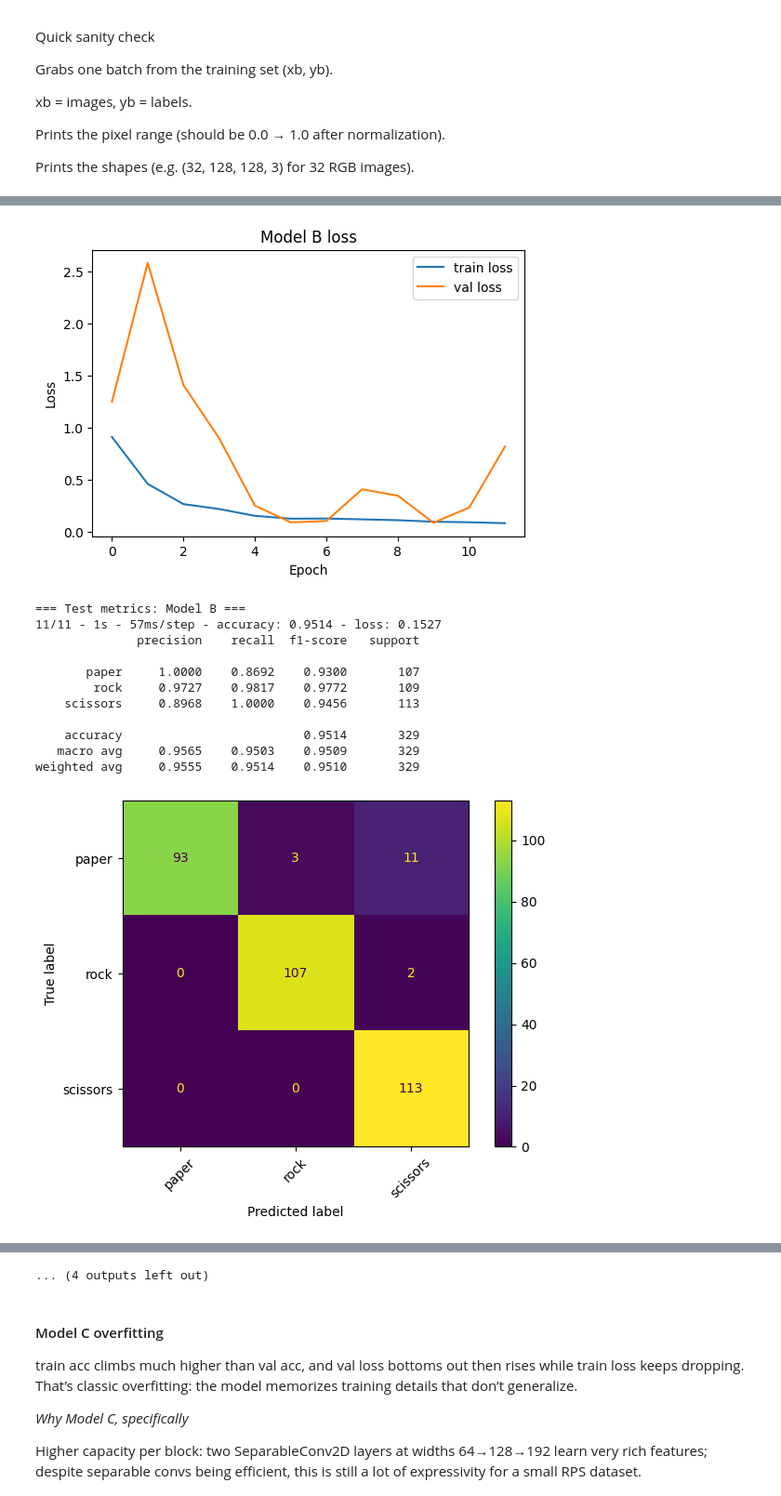
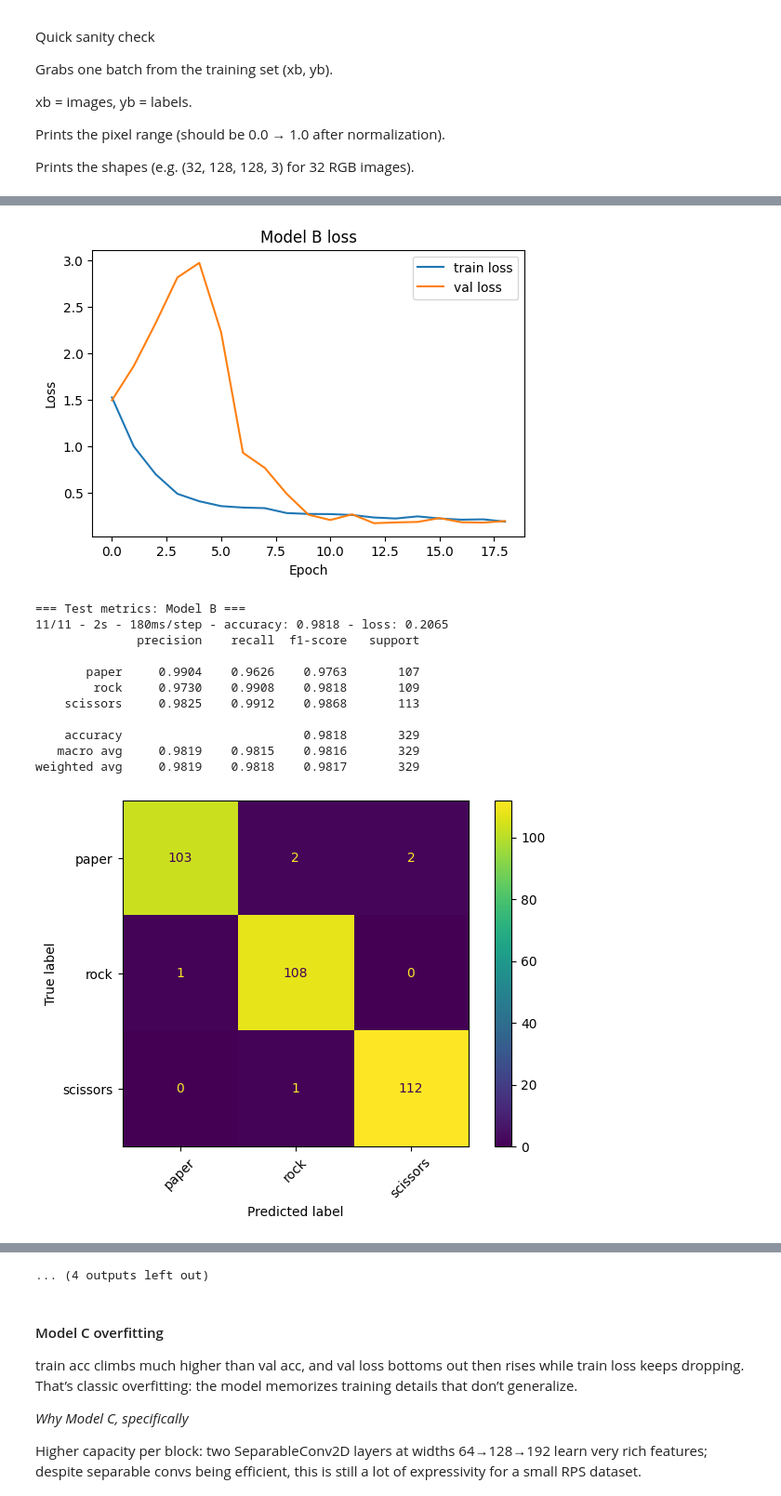
Before and after one commit to b8niiii/ml_project, a Jupyter notebook: 01_rps_cnn.ipynb, the cells around one changed output, grey strips where cells are left out. Shown at 93% size. Saved outputs shown, nothing was run; the diff lists cells and outputs as text; code cells hidden in the pictures.

Commit message:
Fixed models

```diff
--- a/01_rps_cnn.ipynb
+++ b/01_rps_cnn.ipynb
@@ -541,8 +542,8 @@ def eval_on_test(model, test_ds, class_names):
 # Build, train, evaluate A, B and C.
 models = {
     "A": build_model_a(input_shape, num_classes),
-    "B": build_model_b(input_shape, num_classes),
-    "C": build_model_c(input_shape, num_classes),
+    "B": models_patched.build_model_b_patched(input_shape, num_classes),
+    "C": models_patched.build_model_c_patched(input_shape, num_classes),
 }
 
 
@@ -613,13 +614,13 @@ Epoch 12/30
-[figure, old version]
+[figure, new version]
 === Test metrics: Model B ===
-11/11 - 1s - 57ms/step - accuracy: 0.9514 - loss: 0.1527
+11/11 - 2s - 180ms/step - accuracy: 0.9818 - loss: 0.2065
               precision    recall  f1-score   support
 
-       paper     1.0000    0.8692    0.9300       107
-        rock     0.9727    0.9817    0.9772       109
-    scissors     0.8968    1.0000    0.9456       113
+       paper     0.9904    0.9626    0.9763       107
+        rock     0.9730    0.9908    0.9818       109
+    scissors     0.9825    0.9912    0.9868       113
 
-    accuracy                         0.9514       329
-   macro avg     0.9565    0.9503    0.9509       329
-weighted avg     0.9555    0.9514    0.9510       329
+    accuracy                         0.9818       329
+   macro avg     0.9819    0.9815    0.9816       329
+weighted avg     0.9819    0.9818    0.9817       329
-[figure, old version]
+[figure, new version]
```
Also changed, not shown: parts of 8 cells of this notebook, 7 other files.
